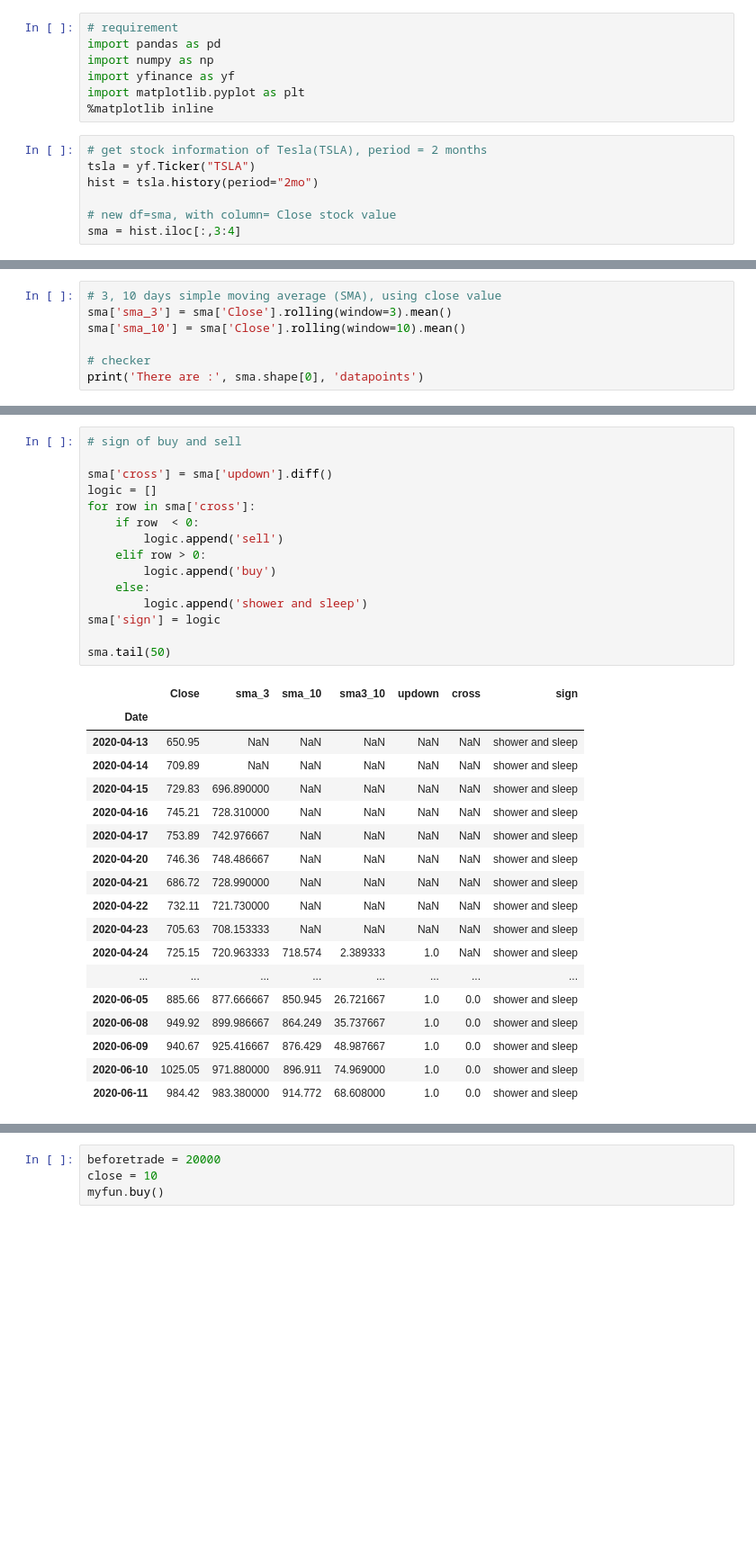
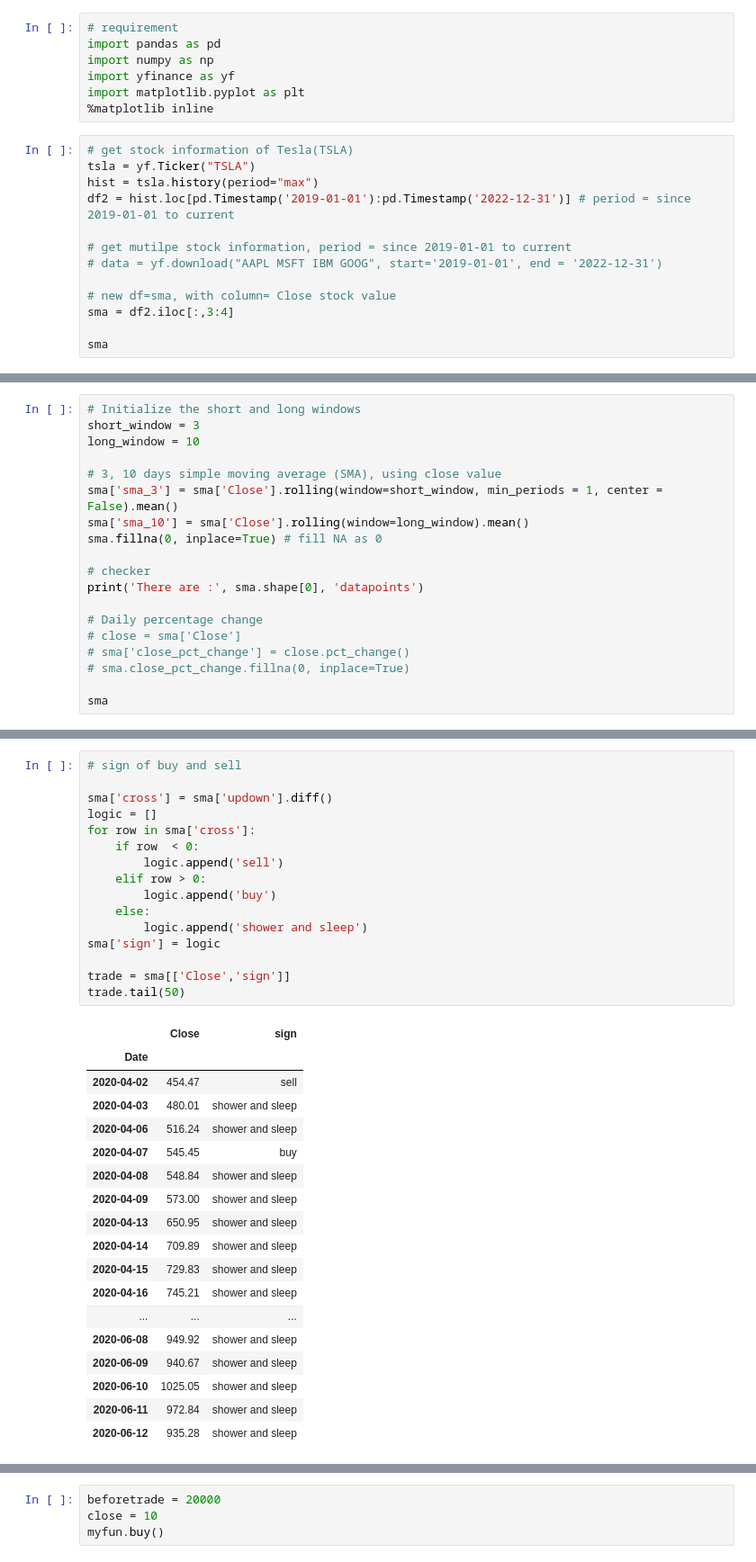
Before and after one commit to osbertc/cheatsheet, a Jupyter notebook: yfinance.ipynb, the cells around one changed output, grey strips where cells are left out. Shown at 90% size. Cells and saved outputs as stored; diff of their text form; blank space fills up the shorter version.

```diff
--- a/yfinance.ipynb
+++ b/yfinance.ipynb
@@ -9,9 +11,15 @@ import yfinance as yf
 import matplotlib.pyplot as plt
 %matplotlib inline
 # %%
-# get stock information of Tesla(TSLA), period = 2 months
+# get stock information of Tesla(TSLA)
 tsla = yf.Ticker("TSLA")
-hist = tsla.history(period="2mo")
+hist = tsla.history(period="max")
+df2 = hist.loc[pd.Timestamp('2019-01-01'):pd.Timestamp('2022-12-31')] # period = since 2019-01-01 to current
+
+# get mutilpe stock information, period = since 2019-01-01 to current
+# data = yf.download("AAPL MSFT IBM GOOG", start='2019-01-01', end = '2022-12-31')
 
 # new df=sma, with column= Close stock value
-sma = hist.iloc[:,3:4]
+sma = df2.iloc[:,3:4]
+
+sma
@@ -18,8 +41,20 @@ sma = hist.iloc[:,3:4]
 # %%
+# Initialize the short and long windows
+short_window = 3
+long_window = 10
+
 # 3, 10 days simple moving average (SMA), using close value
-sma['sma_3'] = sma['Close'].rolling(window=3).mean()
-sma['sma_10'] = sma['Close'].rolling(window=10).mean()
+sma['sma_3'] = sma['Close'].rolling(window=short_window, min_periods = 1, center = False).mean()
+sma['sma_10'] = sma['Close'].rolling(window=long_window).mean()
+sma.fillna(0, inplace=True) # fill NA as 0
 
 # checker
 print('There are :', sma.shape[0], 'datapoints')
+
+# Daily percentage change
+# close = sma['Close']
+# sma['close_pct_change'] = close.pct_change()
+# sma.close_pct_change.fillna(0, inplace=True)
+
+sma
 # %% [output]
@@ -45,35 +114,36 @@ sma['updown'] = sma.updown.astype(float)
 # %%
 # sign of buy and sell
 
 sma['cross'] = sma['updown'].diff()
 logic = []
 for row in sma['cross']:
     if row  < 0:
         logic.append('sell')
     elif row > 0:
         logic.append('buy')
     else:
         logic.append('shower and sleep')
 sma['sign'] = logic
 
-sma.tail(50)
+trade = sma[['Close','sign']]
+trade.tail(50)
 # %% [output]
-|  | Close | sma_3 | sma_10 | sma3_10 | updown | cross | sign |
-| Date |  |  |  |  |  |  |  |
-| 2020-04-13 | 650.95 | NaN | NaN | NaN | NaN | NaN | shower and sleep |
-| 2020-04-14 | 709.89 | NaN | NaN | NaN | NaN | NaN | shower and sleep |
-| 2020-04-15 | 729.83 | 696.890000 | NaN | NaN | NaN | NaN | shower and sleep |
-| 2020-04-16 | 745.21 | 728.310000 | NaN | NaN | NaN | NaN | shower and sleep |
-| 2020-04-17 | 753.89 | 742.976667 | NaN | NaN | NaN | NaN | shower and sleep |
-| 2020-04-20 | 746.36 | 748.486667 | NaN | NaN | NaN | NaN | shower and sleep |
-| 2020-04-21 | 686.72 | 728.990000 | NaN | NaN | NaN | NaN | shower and sleep |
-| 2020-04-22 | 732.11 | 721.730000 | NaN | NaN | NaN | NaN | shower and sleep |
-| 2020-04-23 | 705.63 | 708.153333 | NaN | NaN | NaN | NaN | shower and sleep |
-| 2020-04-24 | 725.15 | 720.963333 | 718.574 | 2.389333 | 1.0 | NaN | shower and sleep |
-| ... | ... | ... | ... | ... | ... | ... | ... |
-| 2020-06-05 | 885.66 | 877.666667 | 850.945 | 26.721667 | 1.0 | 0.0 | shower and sleep |
-| 2020-06-08 | 949.92 | 899.986667 | 864.249 | 35.737667 | 1.0 | 0.0 | shower and sleep |
-| 2020-06-09 | 940.67 | 925.416667 | 876.429 | 48.987667 | 1.0 | 0.0 | shower and sleep |
-| 2020-06-10 | 1025.05 | 971.880000 | 896.911 | 74.969000 | 1.0 | 0.0 | shower and sleep |
-| 2020-06-11 | 984.42 | 983.380000 | 914.772 | 68.608000 | 1.0 | 0.0 | shower and sleep |
+|  | Close | sign |
+| Date |  |  |
+| 2020-04-02 | 454.47 | sell |
+| 2020-04-03 | 480.01 | shower and sleep |
+| 2020-04-06 | 516.24 | shower and sleep |
+| 2020-04-07 | 545.45 | buy |
+| 2020-04-08 | 548.84 | shower and sleep |
+| 2020-04-09 | 573.00 | shower and sleep |
+| 2020-04-13 | 650.95 | shower and sleep |
+| 2020-04-14 | 709.89 | shower and sleep |
+| 2020-04-15 | 729.83 | shower and sleep |
+| 2020-04-16 | 745.21 | shower and sleep |
+| ... | ... | ... |
+| 2020-06-08 | 949.92 | shower and sleep |
+| 2020-06-09 | 940.67 | shower and sleep |
+| 2020-06-10 | 1025.05 | shower and sleep |
+| 2020-06-11 | 972.84 | shower and sleep |
+| 2020-06-12 | 935.28 | shower and sleep |
 # %%
```
Also changed, not shown: parts of 8 cells of this notebook, 1 other file.
